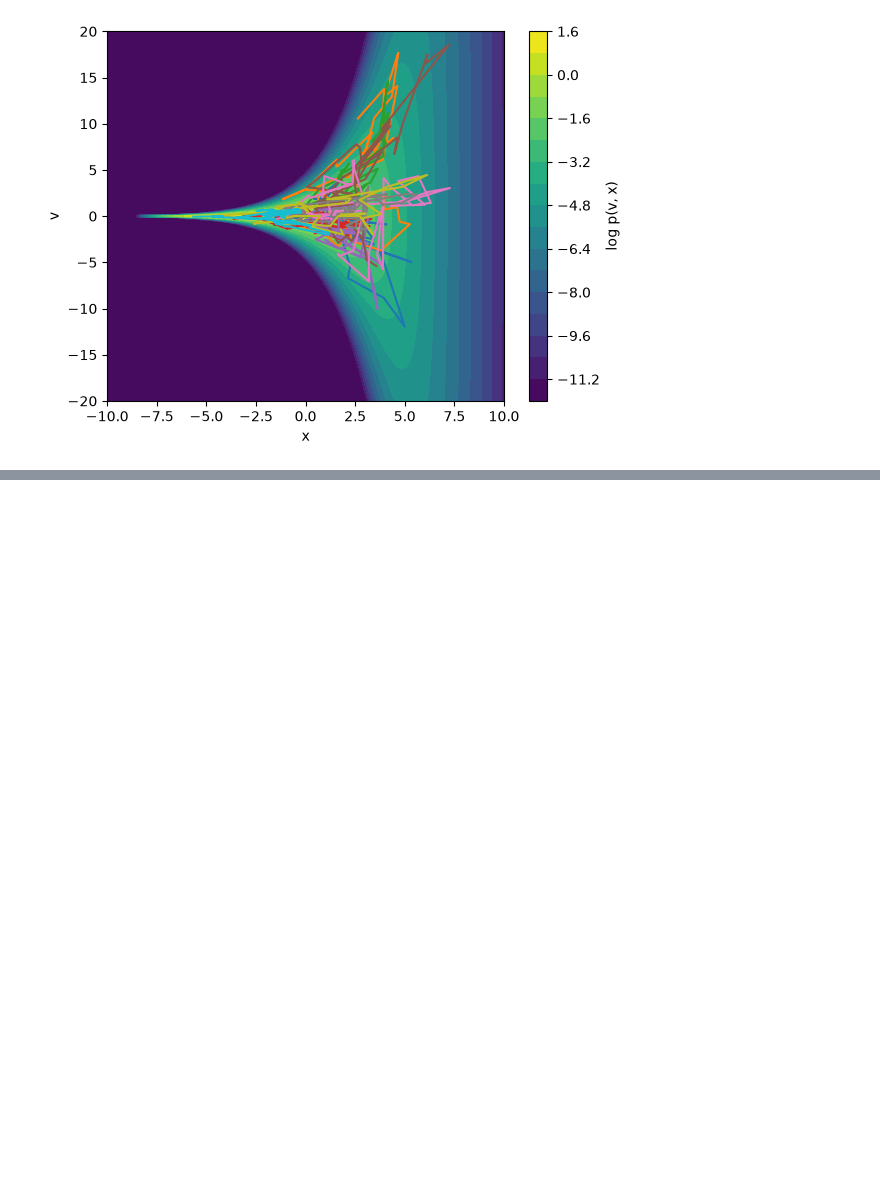
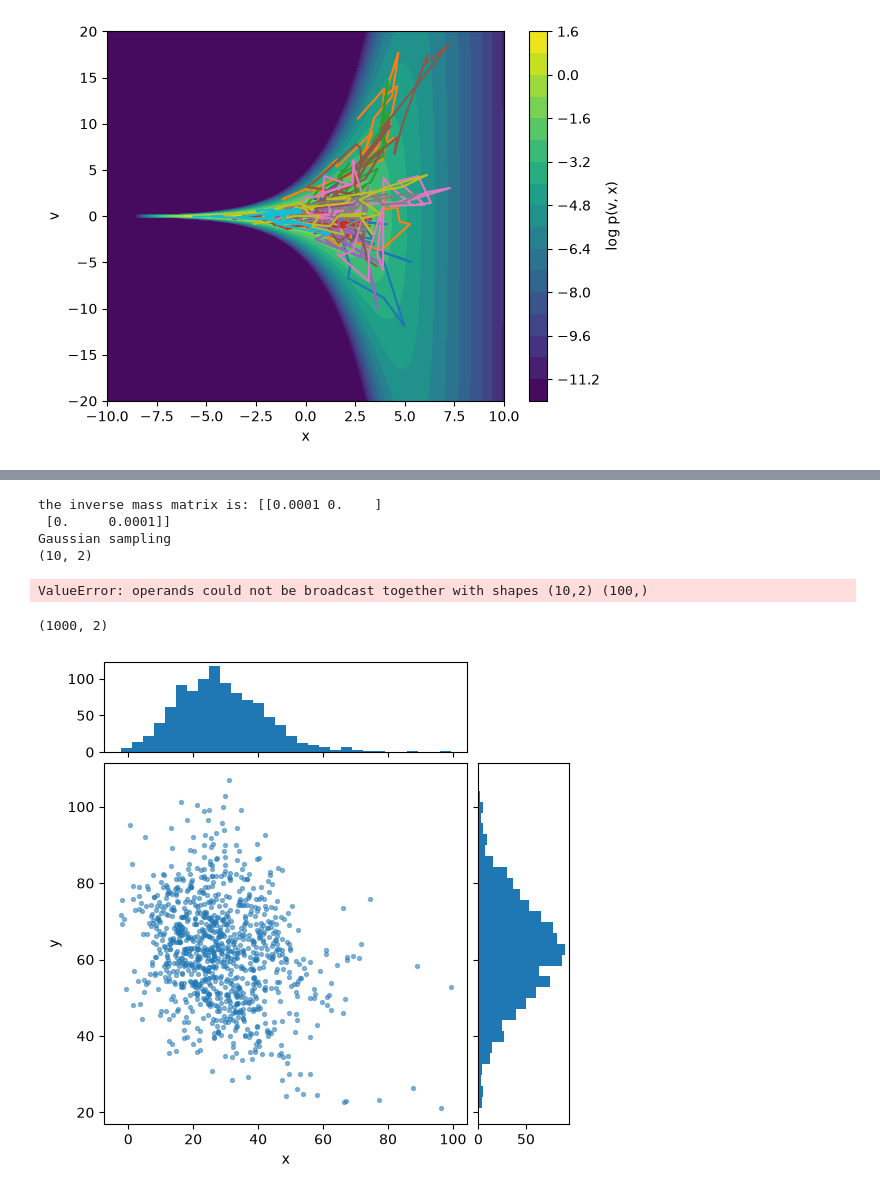
Before and after one commit to nickherrmann8503/Hamiltonian-MC, a Jupyter notebook: tests.ipynb, the cells around one changed output, grey strips where cells are left out. Drawn from its saved outputs; the diff is of its cells as text; code cells hidden in the pictures; blank space fills up the shorter version.

```diff
--- a/tests.ipynb
+++ b/tests.ipynb
@@ -178,0 +263,69 @@ chain shape: (100, 10, 2)
+# %%
+L = 1000 #leapfrog steps
+dt = 0.5 #step size
+M = np.array([[10000.0,0],
+              [0,10000.0]])
+print("the inverse mass matrix is:",np.linalg.inv(M))
+
+p_start = np.random.normal(0,1)
+p_start = np.random.default_rng().multivariate_normal([0,0], M, size=1)
+
+#now computes alll chains at once
+X0s = multivariate_normal.rvs(means,Sigma,d)
+Xns = np.array(dchain(np.array(X0s),100,dt,L,M,method="gaussian"))
+for i in range(10):
+    plt.plot(Xns[:,i,0],Xns[:,i,1])
+
+
+#Grid
+x = np.linspace(0,100,100)
+y = np.linspace(0,100,100)
+X,Y = np.meshgrid(x,y)
+pos = np.dstack((X,Y))
+
+Z = multivariate_normal(means,Sigma).pdf(pos)
+
+cf = plt.contourf(X,Y,Z,levels=10,cmap="viridis")
+#plt.contour(X,Y,Z,levels=8,colors="white",linewidths = 0.5)
+plt.colorbar(cf)
+plt.show()
+
+for Xn in Xns:
+    plt.plot(Xn[:,0])
+    plt.plot(Xn[:,1])
+plt.show()
+print(np.mean(Xn[:,0]),np.mean(Xn[:,1]))
+# %% [output]
+the inverse mass matrix is: [[0.0001 0.    ]
+ [0.     0.0001]]
+Gaussian sampling
+(10, 2)
+ValueError: operands could not be broadcast together with shapes (10,2) (100,)
+# %%
+Xns_flat = Xns.reshape(-1, Xns.shape[-1])
+
+print(Xns_flat.shape)
+
+x = Xns_flat[:,0]
+y = Xns_flat[:,1]
+
+fig = plt.figure(figsize=(6, 6))
+gs = fig.add_gridspec(2, 2, width_ratios=(4, 1), height_ratios=(1, 4),
+                      hspace=0.05, wspace=0.05)
+
+ax = fig.add_subplot(gs[1, 0])
+ax_top = fig.add_subplot(gs[0, 0], sharex=ax)
+ax_right = fig.add_subplot(gs[1, 1], sharey=ax)
+
+ax.scatter(x, y, s=8, alpha=0.5)
+ax_top.hist(x, bins=30)
+ax_right.hist(y, bins=30, orientation="horizontal")
+
+ax_top.tick_params(labelbottom=False)
+ax_right.tick_params(labelleft=False)
+ax.set_xlabel("x")
+ax.set_ylabel("y")
+plt.show()
+# %% [output]
+(1000, 2)
+[figure, added]
```
Also changed, not shown: parts of 5 cells of this notebook.
